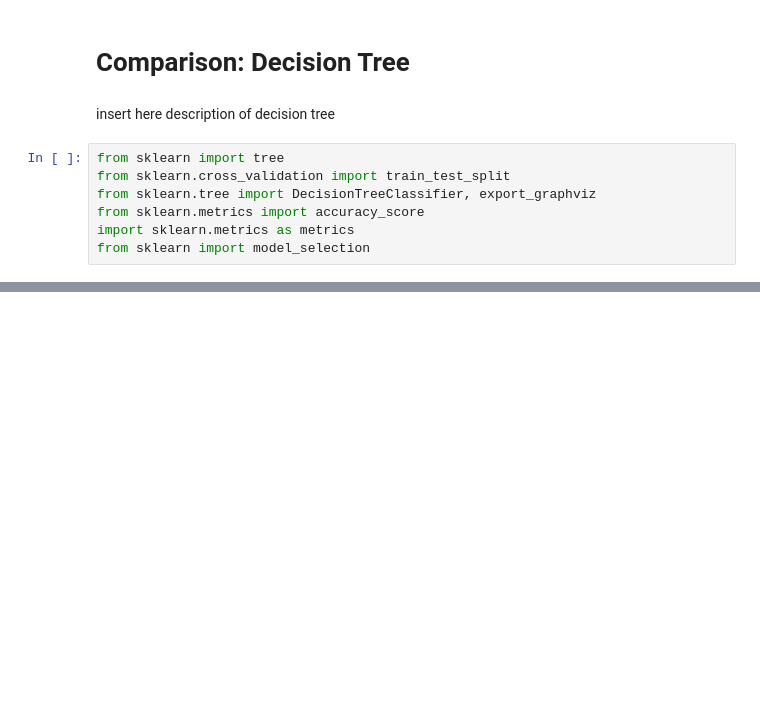
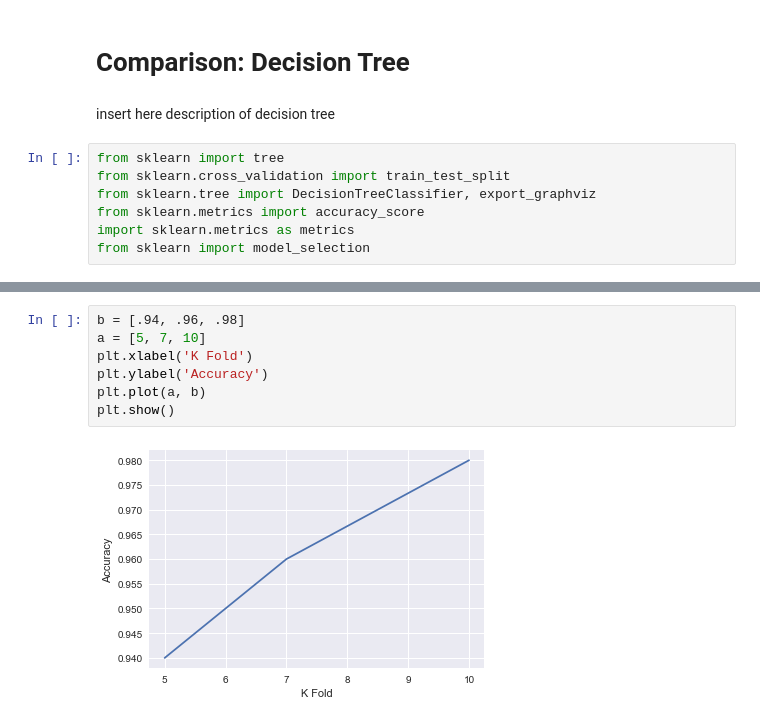
Before and after one commit to madysonmorris/Mushrooms, a Jupyter notebook: Mushroom Final.ipynb, the cells around one changed output, grey strips where cells are left out. Drawn from its saved outputs; the diff is of its cells as text; blank space fills up the shorter version.

```diff
--- a/Mushroom Final.ipynb
+++ b/Mushroom Final.ipynb
@@ -362,0 +383,9 @@ NameError: name 'result' is not defined
+# %%
+b = [.94, .96, .98]
+a = [5, 7, 10]
+plt.xlabel('K Fold')
+plt.ylabel('Accuracy')
+plt.plot(a, b)
+plt.show()
+# %% [output]
+[figure, added]
```
Also changed, not shown: parts of 11 cells of this notebook, 1 other file.
